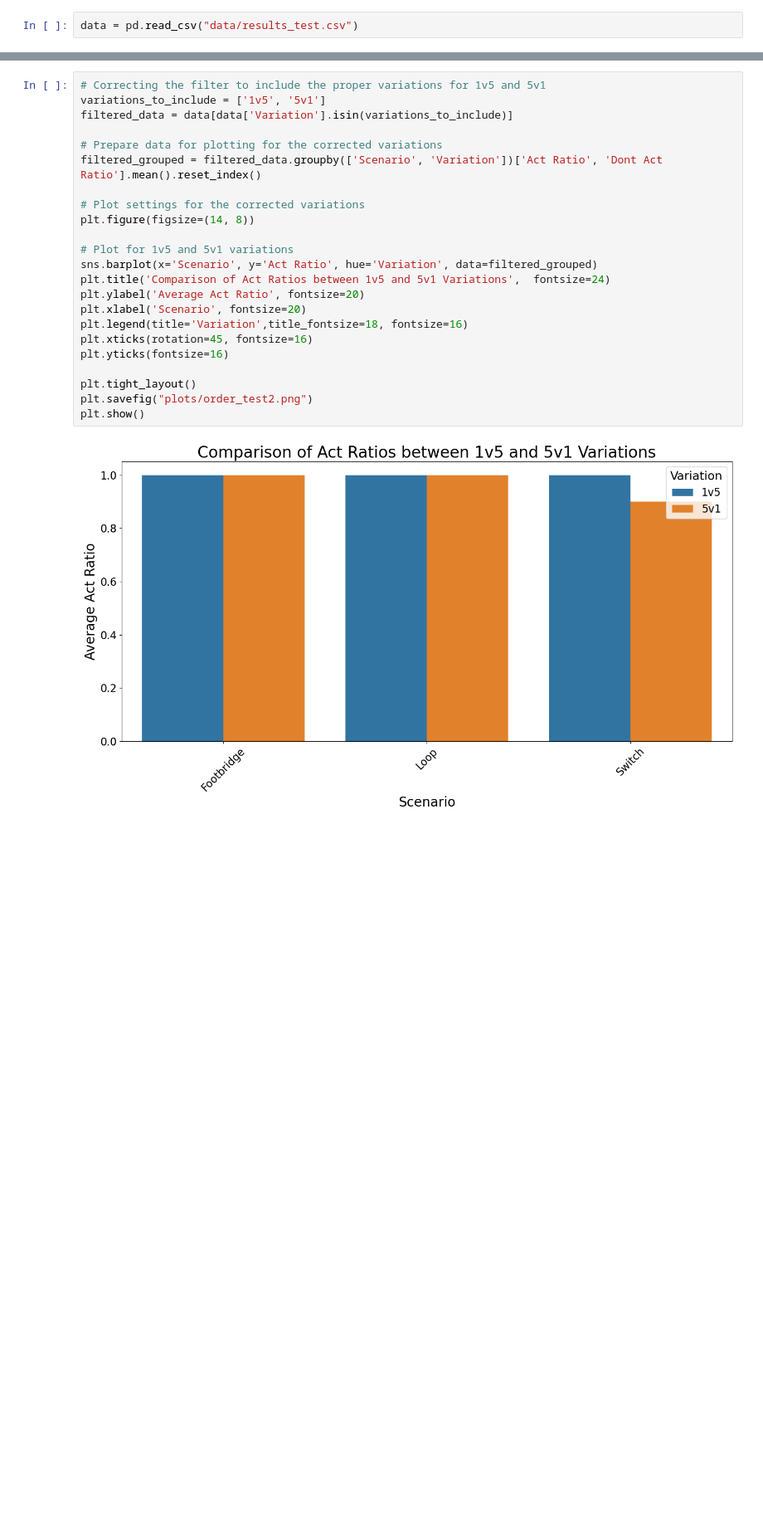
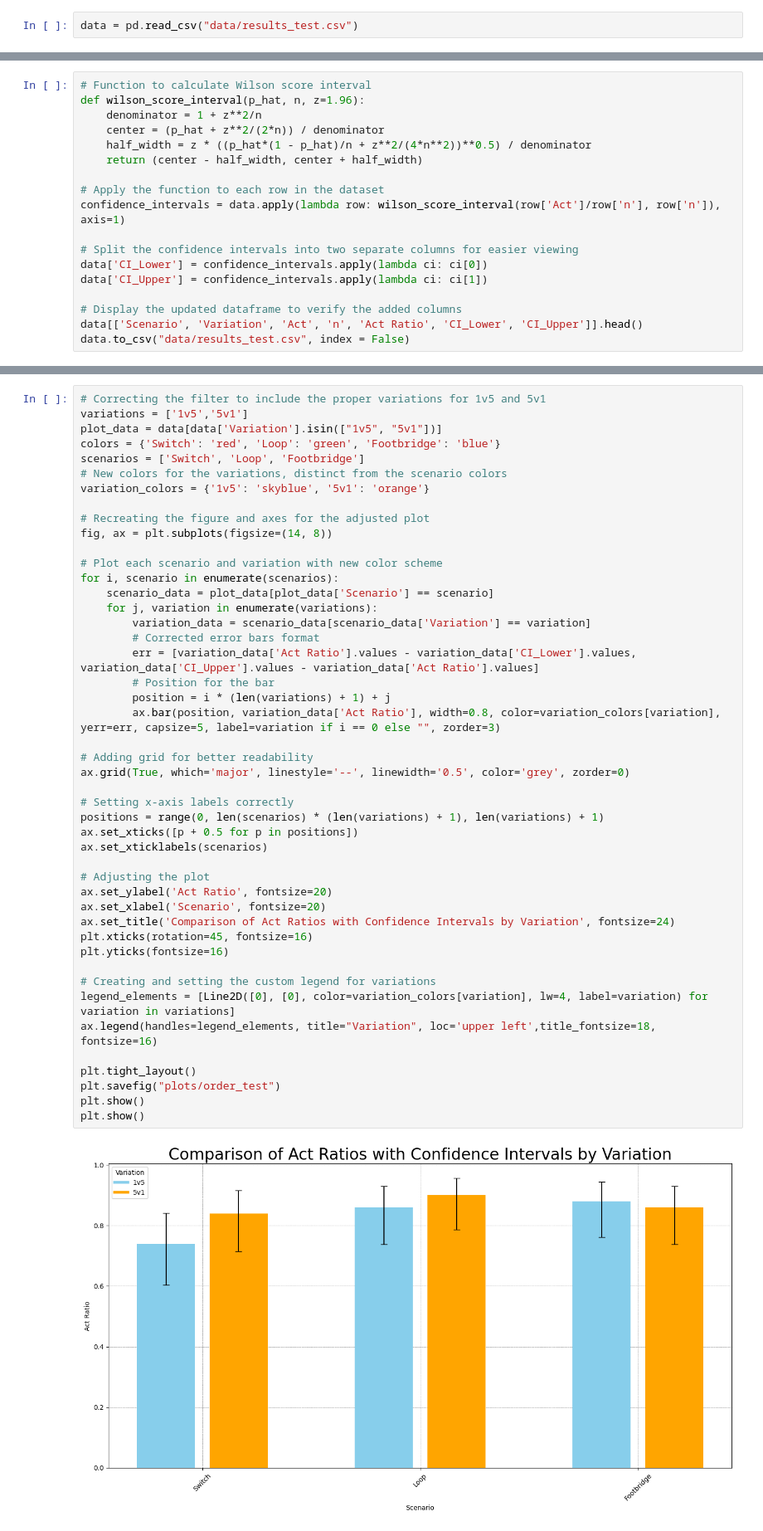
Before and after one commit to peersal/Morality-Matters, a Jupyter notebook: test_evaluation.ipynb, the cells around one changed output, grey strips where cells are left out. Shown at 83% size. Drawn from its saved outputs; the diff is of its cells as text; blank space fills up the shorter version.

Commit message:
clean up and test improvement

```diff
--- a/test_evaluation.ipynb
+++ b/test_evaluation.ipynb
@@ -79,0 +76,18 @@ plt.show()
+# %%
+# Function to calculate Wilson score interval
+def wilson_score_interval(p_hat, n, z=1.96):
+    denominator = 1 + z**2/n
+    center = (p_hat + z**2/(2*n)) / denominator
+    half_width = z * ((p_hat*(1 - p_hat)/n + z**2/(4*n**2))**0.5) / denominator
+    return (center - half_width, center + half_width)
+
+# Apply the function to each row in the dataset
+confidence_intervals = data.apply(lambda row: wilson_score_interval(row['Act']/row['n'], row['n']), axis=1)
+
+# Split the confidence intervals into two separate columns for easier viewing
+data['CI_Lower'] = confidence_intervals.apply(lambda ci: ci[0])
+data['CI_Upper'] = confidence_intervals.apply(lambda ci: ci[1])
+
+# Display the updated dataframe to verify the added columns
+data[['Scenario', 'Variation', 'Act', 'n', 'Act Ratio', 'CI_Lower', 'CI_Upper']].head()
+data.to_csv("data/results_test.csv", index = False)
@@ -80,25 +185,48 @@ plt.show()
 # %%
 # Correcting the filter to include the proper variations for 1v5 and 5v1
-variations_to_include = ['1v5', '5v1']
-filtered_data = data[data['Variation'].isin(variations_to_include)]
+variations = ['1v5','5v1']
+plot_data = data[data['Variation'].isin(["1v5", "5v1"])]
+colors = {'Switch': 'red', 'Loop': 'green', 'Footbridge': 'blue'}
+scenarios = ['Switch', 'Loop', 'Footbridge']
+# New colors for the variations, distinct from the scenario colors
+variation_colors = {'1v5': 'skyblue', '5v1': 'orange'}
 
-# Prepare data for plotting for the corrected variations
-filtered_grouped = filtered_data.groupby(['Scenario', 'Variation'])['Act Ratio', 'Dont Act Ratio'].mean().reset_index()
+# Recreating the figure and axes for the adjusted plot
+fig, ax = plt.subplots(figsize=(14, 8))
 
-# Plot settings for the corrected variations
-plt.figure(figsize=(14, 8))
+# Plot each scenario and variation with new color scheme
+for i, scenario in enumerate(scenarios):
+    scenario_data = plot_data[plot_data['Scenario'] == scenario]
+    for j, variation in enumerate(variations):
+        variation_data = scenario_data[scenario_data['Variation'] == variation]
+        # Corrected error bars format
+        err = [variation_data['Act Ratio'].values - variation_data['CI_Lower'].values, variation_data['CI_Upper'].values - variation_data['Act Ratio'].values]
+        # Position for the bar
+        position = i * (len(variations) + 1) + j
+        ax.bar(position, variation_data['Act Ratio'], width=0.8, color=variation_colors[variation], yerr=err, capsize=5, label=variation if i == 0 else "", zorder=3)
 
-# Plot for 1v5 and 5v1 variations
-sns.barplot(x='Scenario', y='Act Ratio', hue='Variation', data=filtered_grouped)
-plt.title('Comparison of Act Ratios between 1v5 and 5v1 Variations',  fontsize=24)
-plt.ylabel('Average Act Ratio', fontsize=20)
-plt.xlabel('Scenario', fontsize=20)
-plt.legend(title='Variation',title_fontsize=18, fontsize=16)
+# Adding grid for better readability
+ax.grid(True, which='major', linestyle='--', linewidth='0.5', color='grey', zorder=0)
+
+# Setting x-axis labels correctly
+positions = range(0, len(scenarios) * (len(variations) + 1), len(variations) + 1)
+ax.set_xticks([p + 0.5 for p in positions])
+ax.set_xticklabels(scenarios)
+
+# Adjusting the plot
+ax.set_ylabel('Act Ratio', fontsize=20)
+ax.set_xlabel('Scenario', fontsize=20)
+ax.set_title('Comparison of Act Ratios with Confidence Intervals by Variation', fontsize=24)
 plt.xticks(rotation=45, fontsize=16)
 plt.yticks(fontsize=16)
 
+# Creating and setting the custom legend for variations
+legend_elements = [Line2D([0], [0], color=variation_colors[variation], lw=4, label=variation) for variation in variations]
+ax.legend(handles=legend_elements, title="Variation", loc='upper left',title_fontsize=18, fontsize=16)
+
 plt.tight_layout()
-plt.savefig("plots/order_test2.png")
+plt.savefig("plots/order_test")
 plt.show()
+plt.show()
 # %% [output]
-[figure, old version]
+[figure, new version]
```
Also changed, not shown: parts of 9 cells of this notebook, 10 other files.
